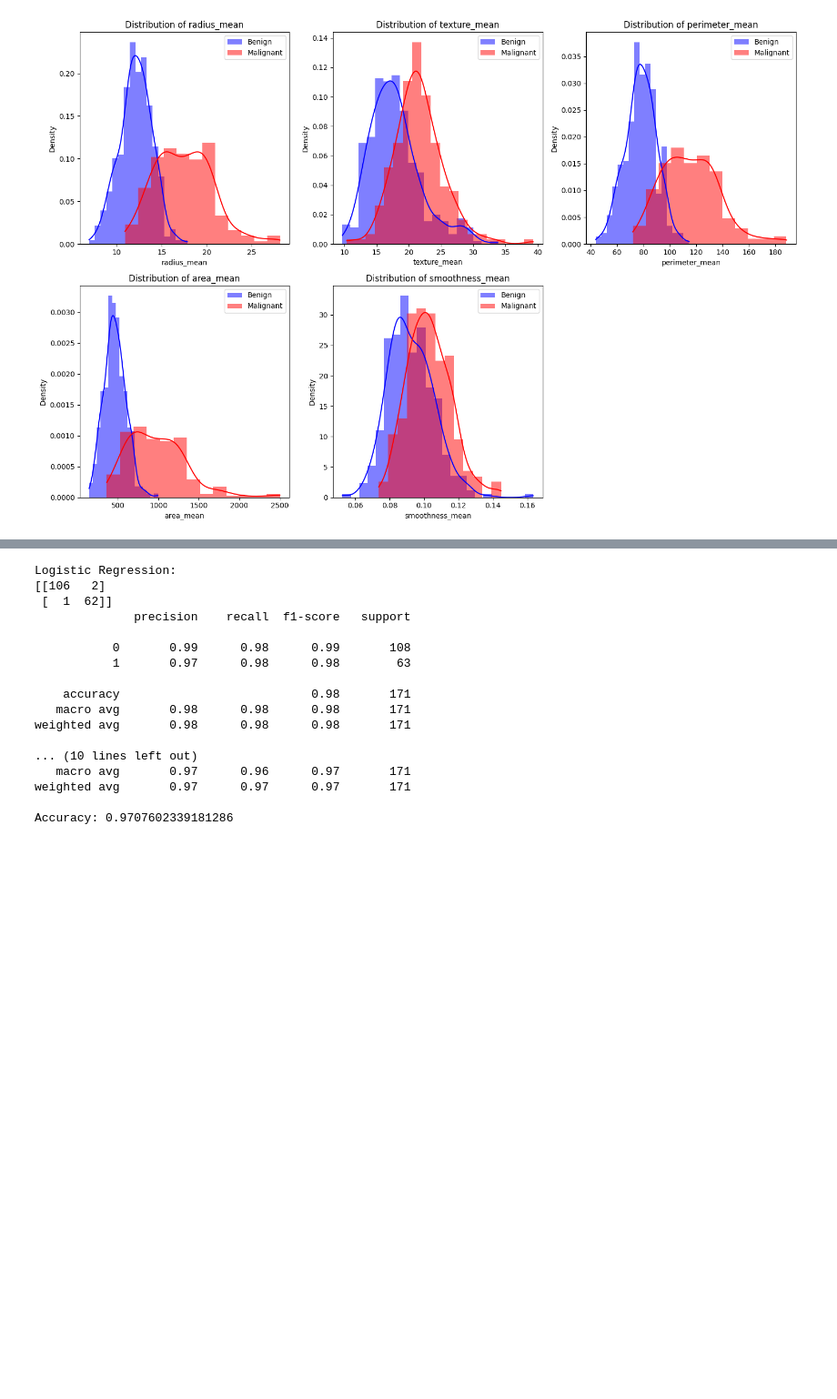
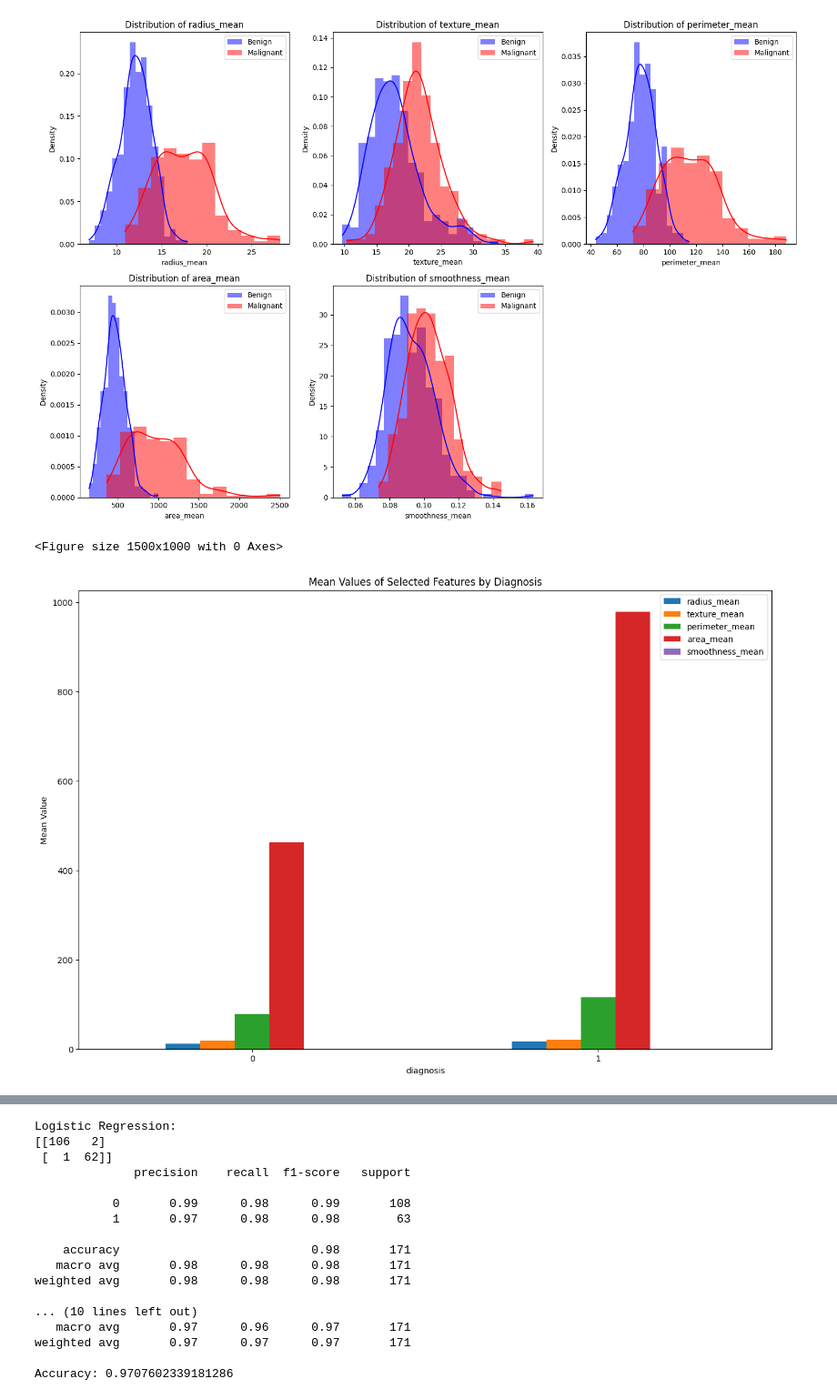
Before and after one commit to SusanVincent/Project, a Jupyter notebook: cancer.ipynb, the cells around one changed output, grey strips where cells are left out. Shown at 91% size. Saved outputs shown, nothing was run; the diff lists cells and outputs as text; code cells hidden in the pictures; blank space fills up the shorter version.

Commit message:
Added more visualizations

```diff
--- a/cancer.ipynb
+++ b/cancer.ipynb
@@ -138,3 +138,17 @@ plt.tight_layout()
 plt.show()
 # %% [output]
 [figure]
+# %%
+# Group by diagnosis and calculate mean values for each feature
+grouped_means = df.groupby('diagnosis').mean()
+
+# Plot the mean values for selected features
+plt.figure(figsize=(15, 10))
+grouped_means[selected_features[:-1]].plot(kind='bar', figsize=(15, 10))
+plt.title('Mean Values of Selected Features by Diagnosis')
+plt.ylabel('Mean Value')
+plt.xticks(rotation=0)
+plt.show()
+# %% [output]
+<Figure size 1500x1000 with 0 Axes>
+[figure, added]
```
Also changed, not shown: parts of 5 cells of this notebook.
